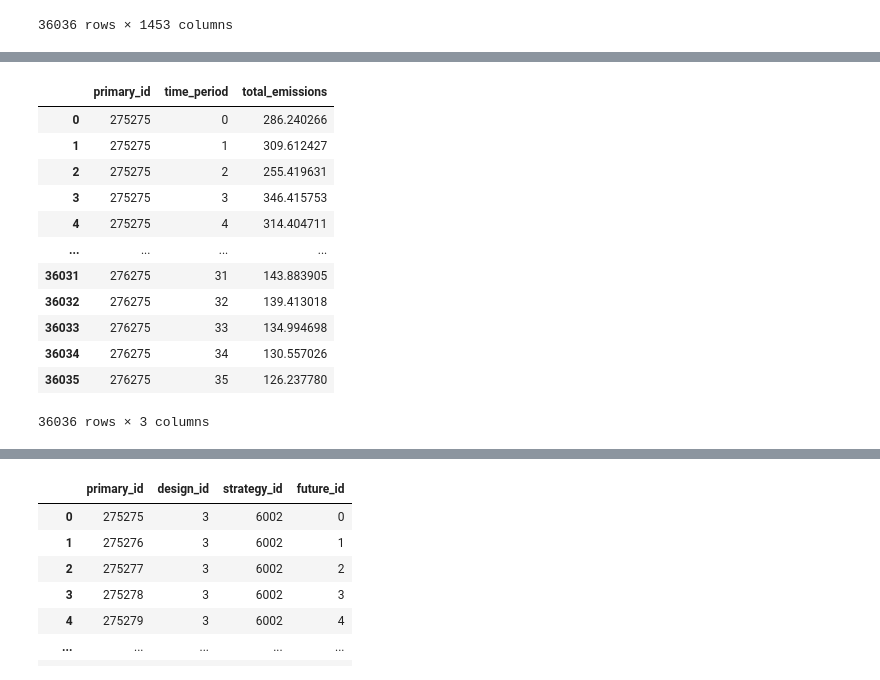
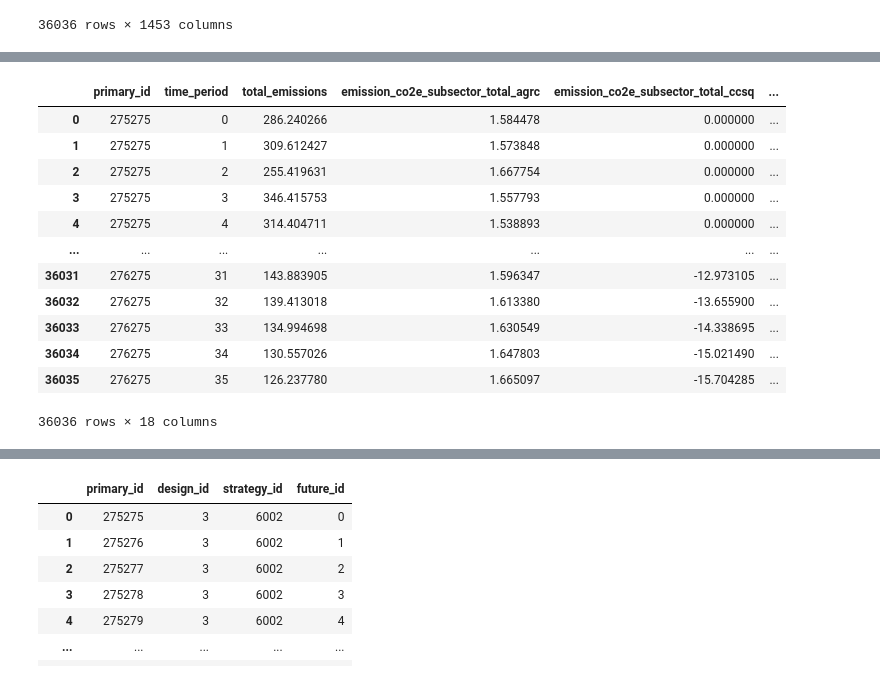
Before and after one commit to sisepuede-framework/ssp_metamodel, a Jupyter notebook: notebooks/etl.ipynb, the cells around one changed output, grey strips where cells are left out. Cells and saved outputs as stored; diff of their text form; code cells hidden in the pictures.

Commit message:
modify etl notebook to include the subsector totals

```diff
--- a/notebooks/etl.ipynb
+++ b/notebooks/etl.ipynb
@@ -68,25 +89,23 @@ la_emissions_df
 # %%
-subsector_totals_cols = [col for col in la_emissions_df.columns if "emission_co2e_subsector_total" in col]
-
 # Calculate total_emissions
 la_emissions_df["total_emissions"] = la_emissions_df[subsector_totals_cols].sum(axis=1)
 
-cols_to_keep = ["primary_id", "time_period", "total_emissions"]
+cols_to_keep = ["primary_id", "time_period", "total_emissions"] + subsector_totals_cols
 
 la_emissions_df = la_emissions_df[cols_to_keep]
 
 la_emissions_df
 # %% [output]
-|  | primary_id | time_period | total_emissions |
-| 0 | 275275 | 0 | 286.240266 |
-| 1 | 275275 | 1 | 309.612427 |
-| 2 | 275275 | 2 | 255.419631 |
-| 3 | 275275 | 3 | 346.415753 |
-| 4 | 275275 | 4 | 314.404711 |
-| ... | ... | ... | ... |
-| 36031 | 276275 | 31 | 143.883905 |
-| 36032 | 276275 | 32 | 139.413018 |
-| 36033 | 276275 | 33 | 134.994698 |
-| 36034 | 276275 | 34 | 130.557026 |
-| 36035 | 276275 | 35 | 126.237780 |
+|  | primary_id | time_period | total_emissions | emission_co2e_subsector_total_agrc | emission_co2e_subsector_total_ccsq | ... |
+| 0 | 275275 | 0 | 286.240266 | 1.584478 | 0.000000 | ... |
+| 1 | 275275 | 1 | 309.612427 | 1.573848 | 0.000000 | ... |
+| 2 | 275275 | 2 | 255.419631 | 1.667754 | 0.000000 | ... |
+| 3 | 275275 | 3 | 346.415753 | 1.557793 | 0.000000 | ... |
+| 4 | 275275 | 4 | 314.404711 | 1.538893 | 0.000000 | ... |
+| ... | ... | ... | ... | ... | ... | ... |
+| 36031 | 276275 | 31 | 143.883905 | 1.596347 | -12.973105 | ... |
+| 36032 | 276275 | 32 | 139.413018 | 1.613380 | -13.655900 | ... |
+| 36033 | 276275 | 33 | 134.994698 | 1.630549 | -14.338695 | ... |
+| 36034 | 276275 | 34 | 130.557026 | 1.647803 | -15.021490 | ... |
+| 36035 | 276275 | 35 | 126.237780 | 1.665097 | -15.704285 | ... |
-36036 rows × 3 columns
+36036 rows × 18 columns
```
Also changed, not shown: parts of 12 cells of this notebook, 1 other file.
